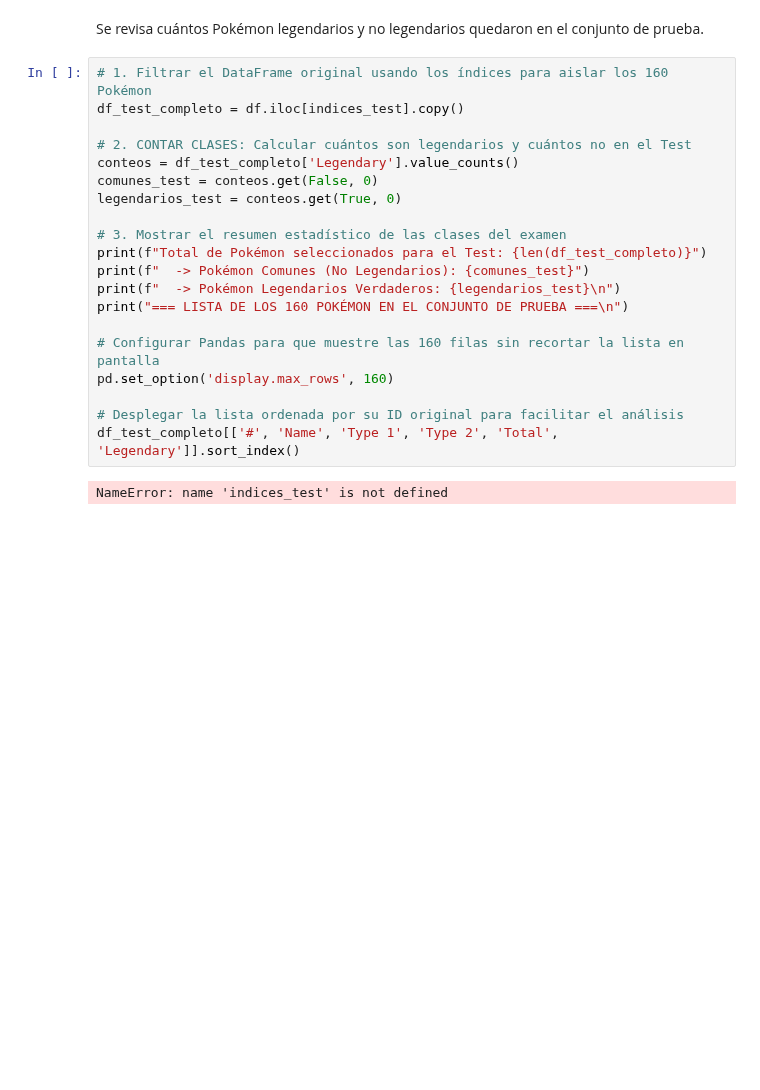
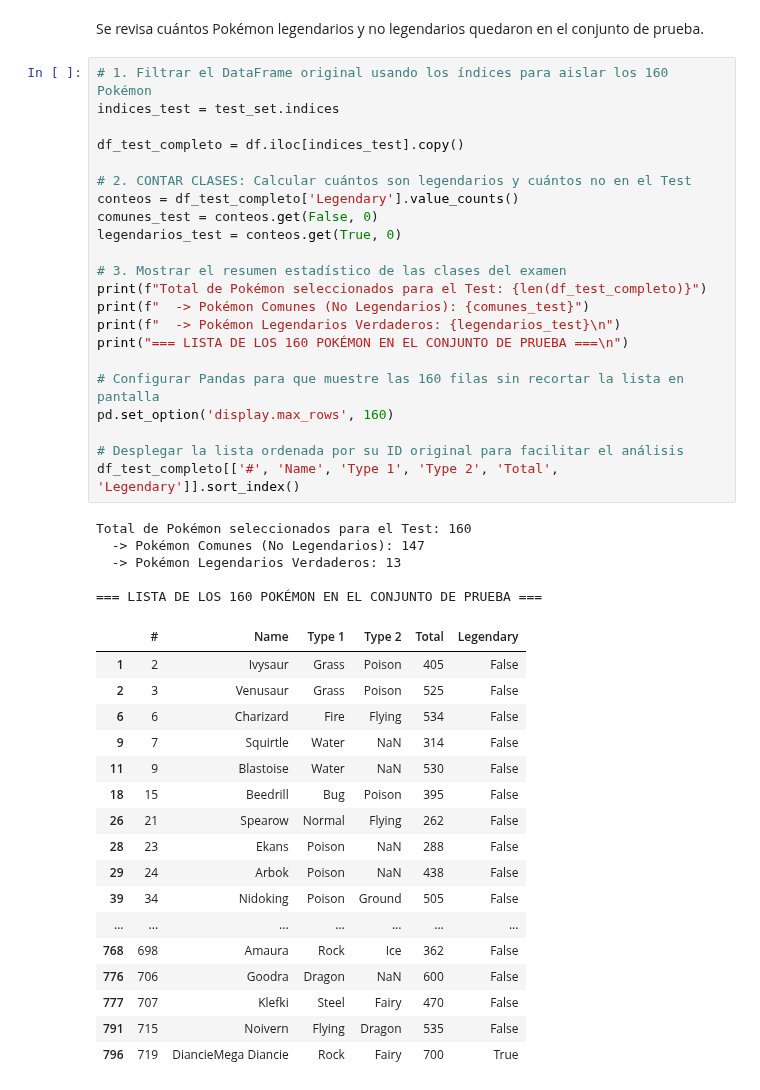
Before and after one commit to SebaOlat3/INFO257, a Jupyter notebook: tarea1.ipynb, the cells around one changed output. Cells and saved outputs as stored; diff of their text form; blank space fills up the shorter version.

```diff
--- a/tarea1.ipynb
+++ b/tarea1.ipynb
@@ -646,26 +645,49 @@ No Legendario       0.95      0.97      0.96       147
 Se revisa cuántos Pokémon legendarios y no legendarios quedaron en el conjunto de prueba.
 # %%
 # 1. Filtrar el DataFrame original usando los índices para aislar los 160 Pokémon
+indices_test = test_set.indices
+
 df_test_completo = df.iloc[indices_test].copy()
 
 # 2. CONTAR CLASES: Calcular cuántos son legendarios y cuántos no en el Test
 conteos = df_test_completo['Legendary'].value_counts()
 comunes_test = conteos.get(False, 0)
 legendarios_test = conteos.get(True, 0)
 
 # 3. Mostrar el resumen estadístico de las clases del examen
 print(f"Total de Pokémon seleccionados para el Test: {len(df_test_completo)}")
 print(f"  -> Pokémon Comunes (No Legendarios): {comunes_test}")
 print(f"  -> Pokémon Legendarios Verdaderos: {legendarios_test}\n")
 print("=== LISTA DE LOS 160 POKÉMON EN EL CONJUNTO DE PRUEBA ===\n")
 
 # Configurar Pandas para que muestre las 160 filas sin recortar la lista en pantalla
 pd.set_option('display.max_rows', 160)
 
 # Desplegar la lista ordenada por su ID original para facilitar el análisis
 df_test_completo[['#', 'Name', 'Type 1', 'Type 2', 'Total', 'Legendary']].sort_index()
 # %% [output]
-NameError: name 'indices_test' is not defined
+Total de Pokémon seleccionados para el Test: 160
+  -> Pokémon Comunes (No Legendarios): 147
+  -> Pokémon Legendarios Verdaderos: 13
+
+=== LISTA DE LOS 160 POKÉMON EN EL CONJUNTO DE PRUEBA ===
+|  | # | Name | Type 1 | Type 2 | Total | Legendary |
+| 1 | 2 | Ivysaur | Grass | Poison | 405 | False |
+| 2 | 3 | Venusaur | Grass | Poison | 525 | False |
+| 6 | 6 | Charizard | Fire | Flying | 534 | False |
+| 9 | 7 | Squirtle | Water | NaN | 314 | False |
+| 11 | 9 | Blastoise | Water | NaN | 530 | False |
+| 18 | 15 | Beedrill | Bug | Poison | 395 | False |
+| 26 | 21 | Spearow | Normal | Flying | 262 | False |
+| 28 | 23 | Ekans | Poison | NaN | 288 | False |
+| 29 | 24 | Arbok | Poison | NaN | 438 | False |
+| 39 | 34 | Nidoking | Poison | Ground | 505 | False |
+| ... | ... | ... | ... | ... | ... | ... |
+| 768 | 698 | Amaura | Rock | Ice | 362 | False |
+| 776 | 706 | Goodra | Dragon | NaN | 600 | False |
+| 777 | 707 | Klefki | Steel | Fairy | 470 | False |
+| 791 | 715 | Noivern | Flying | Dragon | 535 | False |
+| 796 | 719 | DiancieMega Diancie | Rock | Fairy | 700 | True |
 # %%
 # 1. Filtrar el DataFrame original usando esos índices
 df_test_pokemon = df.iloc[indices_test].copy()
```
Also changed, not shown: parts of 11 cells of this notebook, 9 other files.
